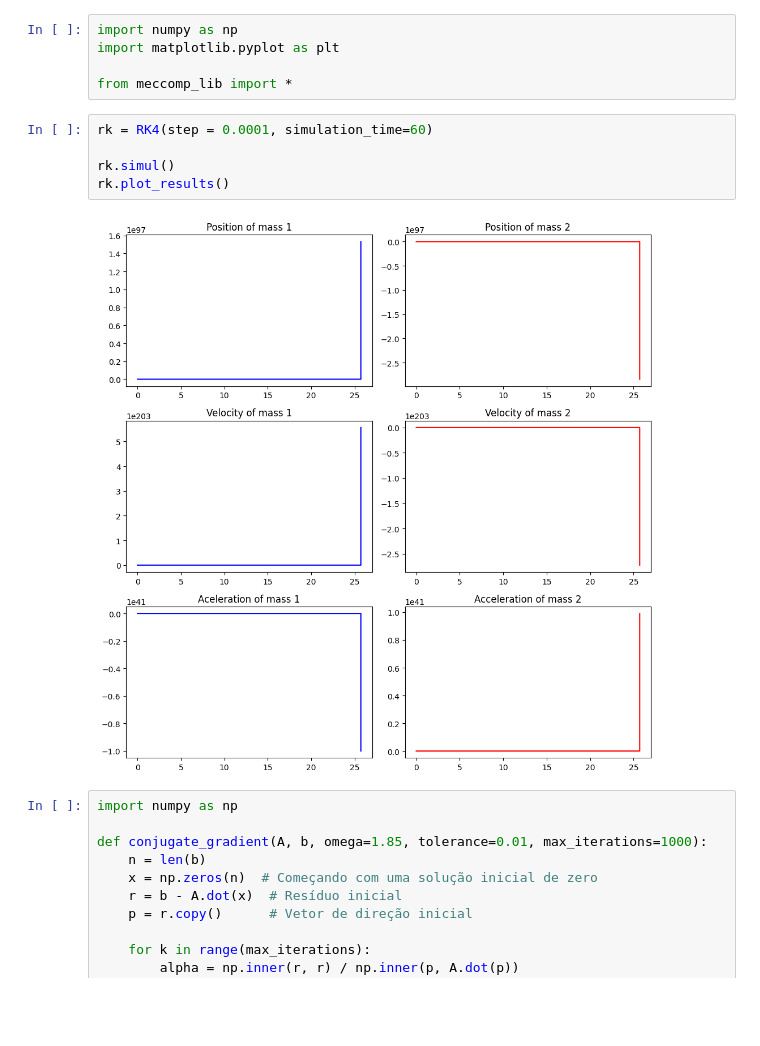
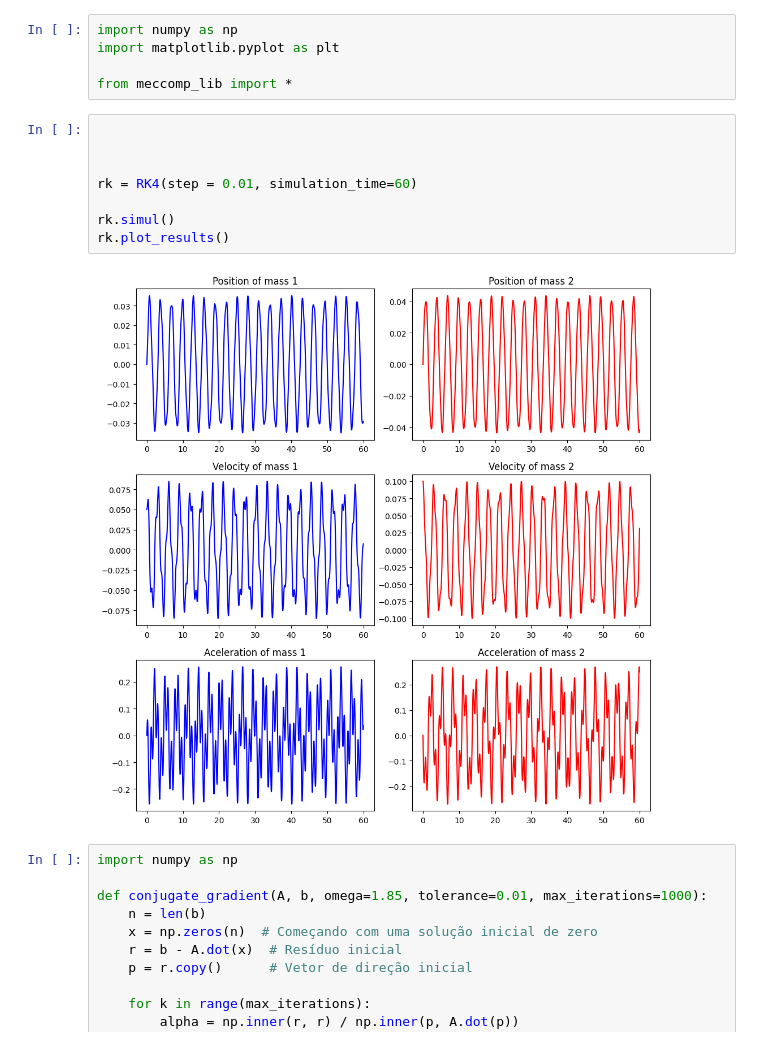
Before and after one commit to guicbelon/EulerRK4_simul, a Jupyter notebook: ep3.ipynb, the cells around one changed output. Drawn from its saved outputs; the diff is of its cells as text; blank space fills up the shorter version.

```diff
--- a/ep3.ipynb
+++ b/ep3.ipynb
@@ -4,12 +4,15 @@ import matplotlib.pyplot as plt
 
 from meccomp_lib import *
 # %%
-rk = RK4(step = 0.0001, simulation_time=60)
+
+
+
+rk = RK4(step = 0.01, simulation_time=60)
 
 rk.simul()
 rk.plot_results()
 # %% [output]
-[figure, old version]
+[figure, new version]
 # %%
 import numpy as np
 
```
Also changed, not shown: 3 other files.
